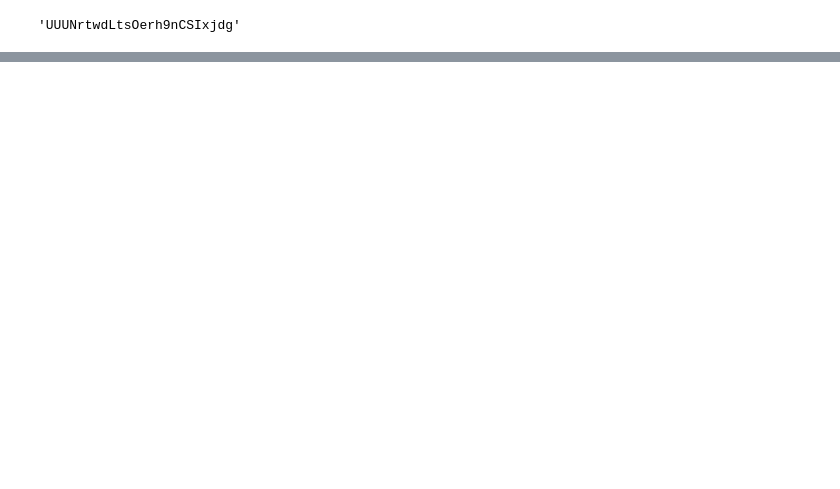
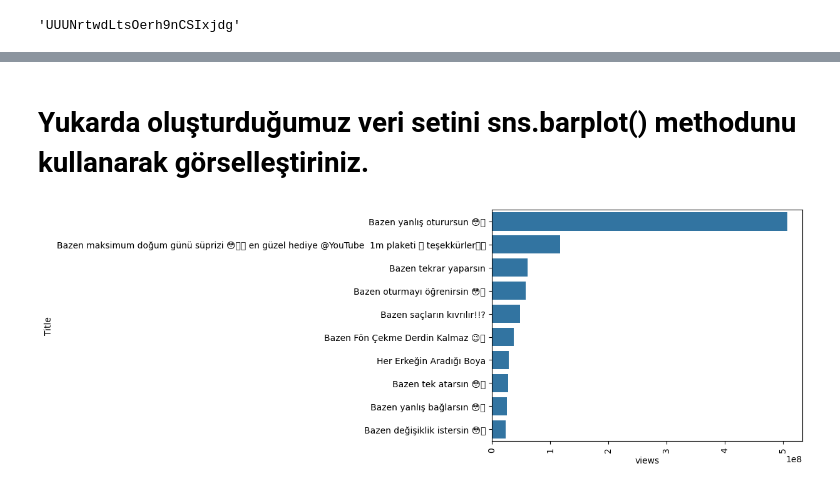
Before and after one commit to KisiselEmreOrganisyonProjeleri/Yoyutube_Web_Api_Project, a Jupyter notebook: analyzer-and_visualize_data.ipynb, the cells around one changed output, grey strips where cells are left out. Saved outputs shown, nothing was run; the diff lists cells and outputs as text; code cells hidden in the pictures; blank space fills up the shorter version.

```diff
--- a/analyzer-and_visualize_data.ipynb
+++ b/analyzer-and_visualize_data.ipynb
@@ -256,0 +276,3 @@ def get_videos_details(youtube, video_ids):
+# %%
+video_data = get_videos_details(youtube, video_ids)
+video_data
@@ -256,0 +297,3 @@ def get_videos_details(youtube, video_ids):
+# %%
+video_data = pd.DataFrame(video_data)
+video_data
@@ -256,0 +331,5 @@ def get_videos_details(youtube, video_ids):
+# %%
+video_data['views'] = pd.to_numeric(video_data['views'])
+video_data['likes'] = pd.to_numeric(video_data['likes'])
+#video_data['comments'] = pd.to_numeric(video_data['comments'])
+video_data['favorites'] = pd.to_numeric(video_data['favorites'])
@@ -256,0 +340,3 @@ def get_videos_details(youtube, video_ids):
+# %%
+top_10_videos = video_data.sort_values(by = 'views', ascending= False).head(10)
+top_10_videos
@@ -256,0 +355,8 @@ def get_videos_details(youtube, video_ids):
+# %% [markdown]
+# Yukarda oluşturduğumuz veri setini sns.barplot() methodunu kullanarak görselleştiriniz.
+# %%
+ax = sns.barplot(x = top_10_videos['views'], y = top_10_videos['Title'], orient='h')
+plt.xticks(rotation = 90)
+plt.show()
+# %% [output]
+[figure, added]
```
Also changed, not shown: parts of 30 cells of this notebook, 1 other file.
